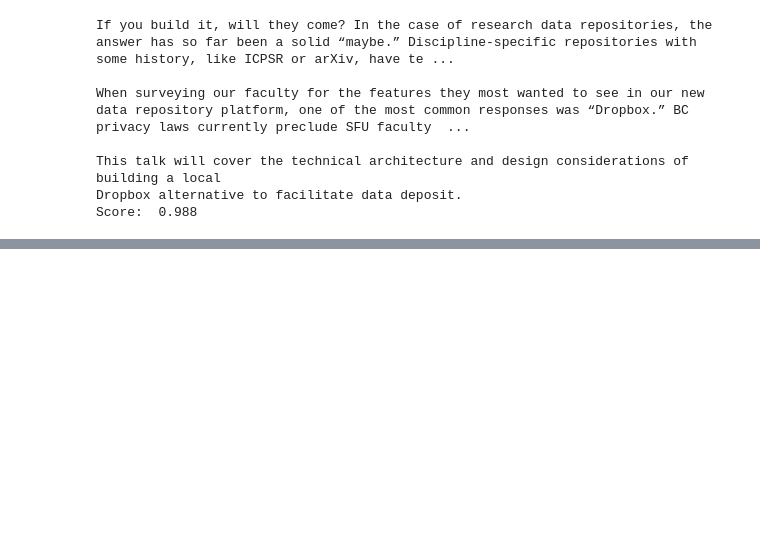
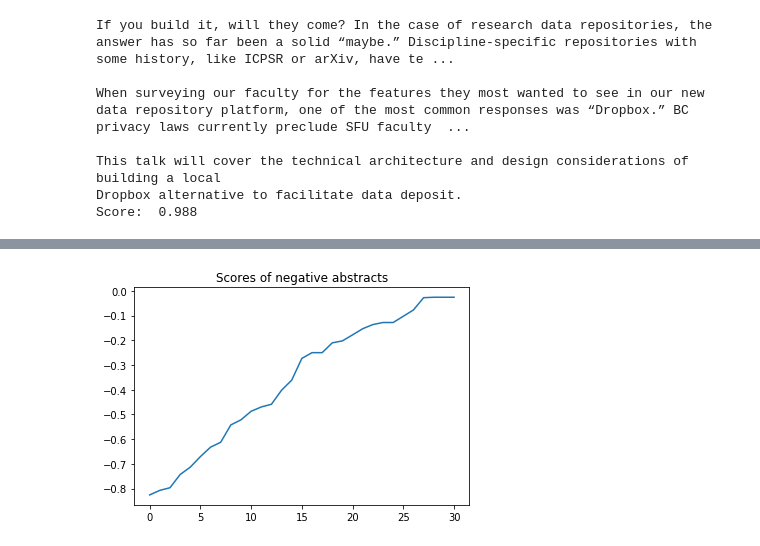
Before and after one commit to AccessLibCon/text_analysis, a Jupyter notebook: Access Talk Text Analysis.ipynb, the cells around one changed output, grey strips where cells are left out. Saved outputs shown, nothing was run; the diff lists cells and outputs as text; code cells hidden in the pictures; blank space fills up the shorter version.

```diff
--- a/Access Talk Text Analysis.ipynb
+++ b/Access Talk Text Analysis.ipynb
@@ -184,0 +196,6 @@ Score:  0.988
+# %%
+plt.plot(sorted(neg_abs_scores))
+plt.title("Scores of negative abstracts")
+plt.show()
+# %% [output]
+[figure, added]
```
Also changed, not shown: parts of 2 cells of this notebook.
